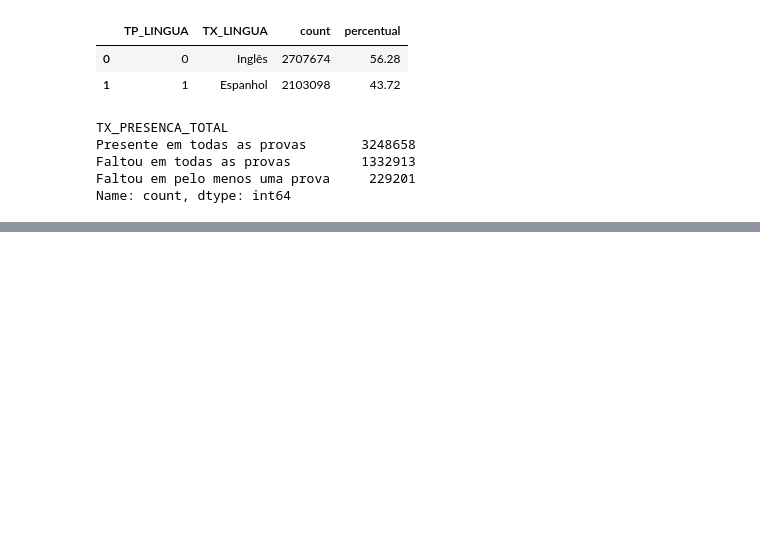
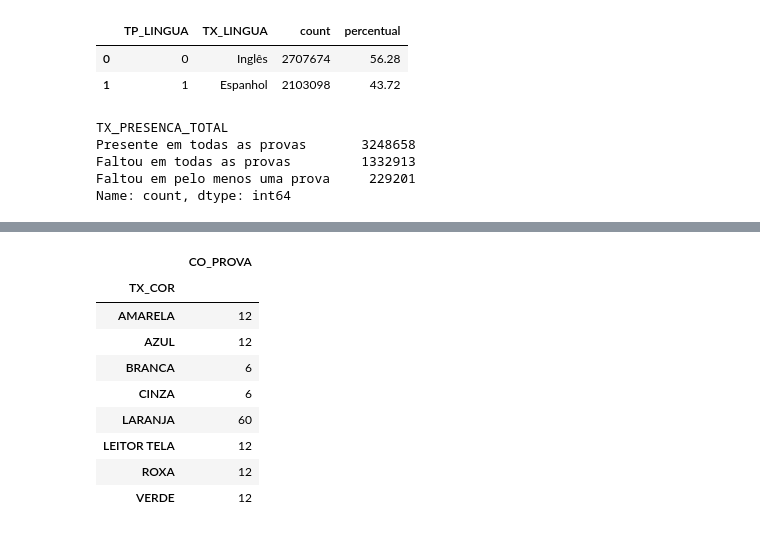
Before and after one commit to jordanBarbosa/EDA-Microdados-ENEM-2025, a Jupyter notebook: notebooks/eda_enem_2025.ipynb, the cells around one changed output, grey strips where cells are left out. Cells and saved outputs as stored; diff of their text form; code cells hidden in the pictures; blank space fills up the shorter version.

```diff
--- a/notebooks/eda_enem_2025.ipynb
+++ b/notebooks/eda_enem_2025.ipynb
@@ -220,0 +239,14 @@ Name: count, dtype: int64
+# %%
+#Quantidade de provas por cor do caderno
+df_provas[["TX_COR", "CO_PROVA"]].groupby(by=["TX_COR"]).nunique()
+# %% [output]
+|  | CO_PROVA |
+| TX_COR |  |
+| AMARELA | 12 |
+| AZUL | 12 |
+| BRANCA | 6 |
+| CINZA | 6 |
+| LARANJA | 60 |
+| LEITOR TELA | 12 |
+| ROXA | 12 |
+| VERDE | 12 |
```
Also changed, not shown: parts of 6 cells of this notebook.
